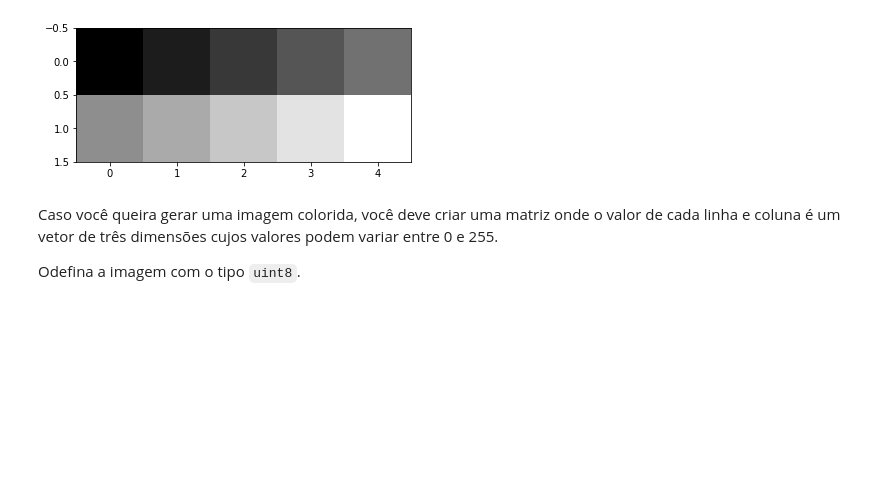
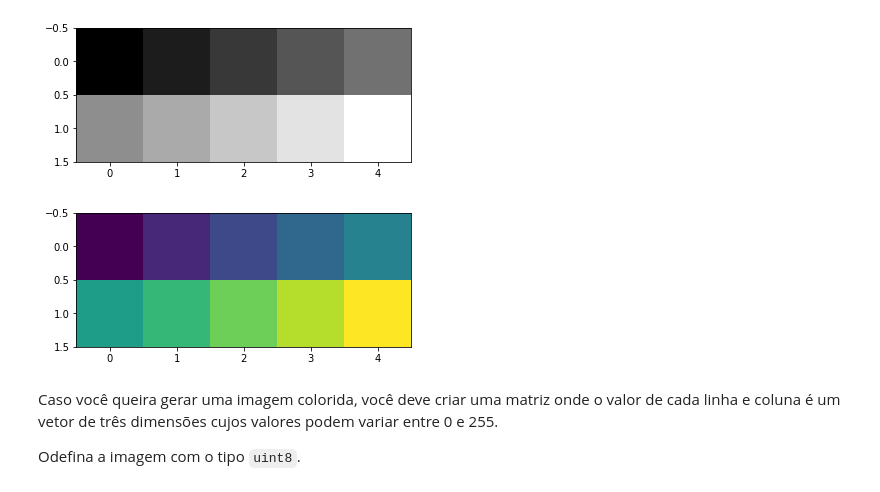
Before and after one commit to luadeprataart/Processamento-de-Imagens, a Jupyter notebook: Aula1_introducao_python.ipynb, the cells around one changed output. Cells and saved outputs as stored; diff of their text form; code cells hidden in the pictures; blank space fills up the shorter version.

```diff
--- a/Aula1_introducao_python.ipynb
+++ b/Aula1_introducao_python.ipynb
@@ -126,6 +126,11 @@ plt.imshow(A, 'gray')
 plt.show() # mostra a imagem
 # %% [output]
 [figure]
+# %%
+plt.imshow(A)
+plt.show() # mostra a imagem
+# %% [output]
+[figure, added]
 # %% [markdown]
 Caso você queira gerar uma imagem colorida, você deve criar uma matriz onde o valor de cada linha e coluna é um vetor de três dimensões cujos valores podem variar entre 0 e 255.
 
```
Also changed, not shown: parts of 21 cells of this notebook.
